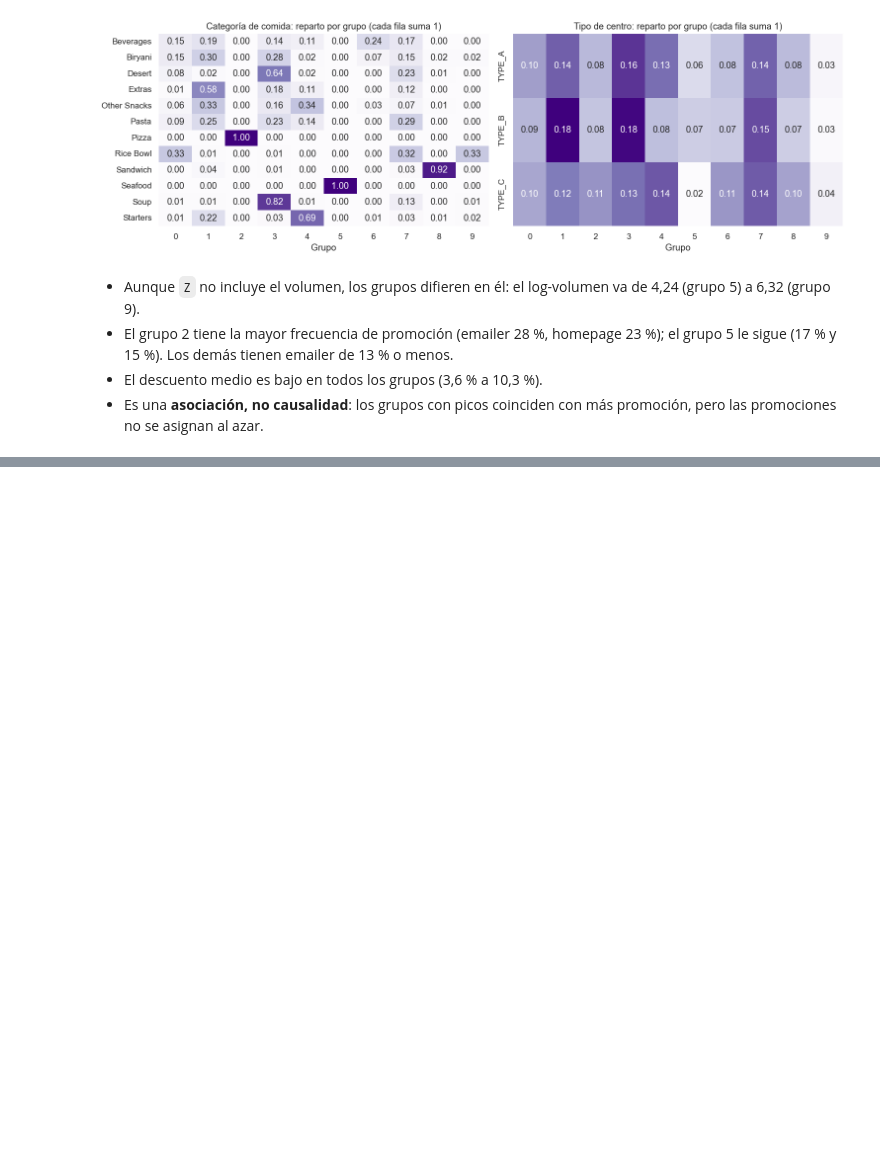
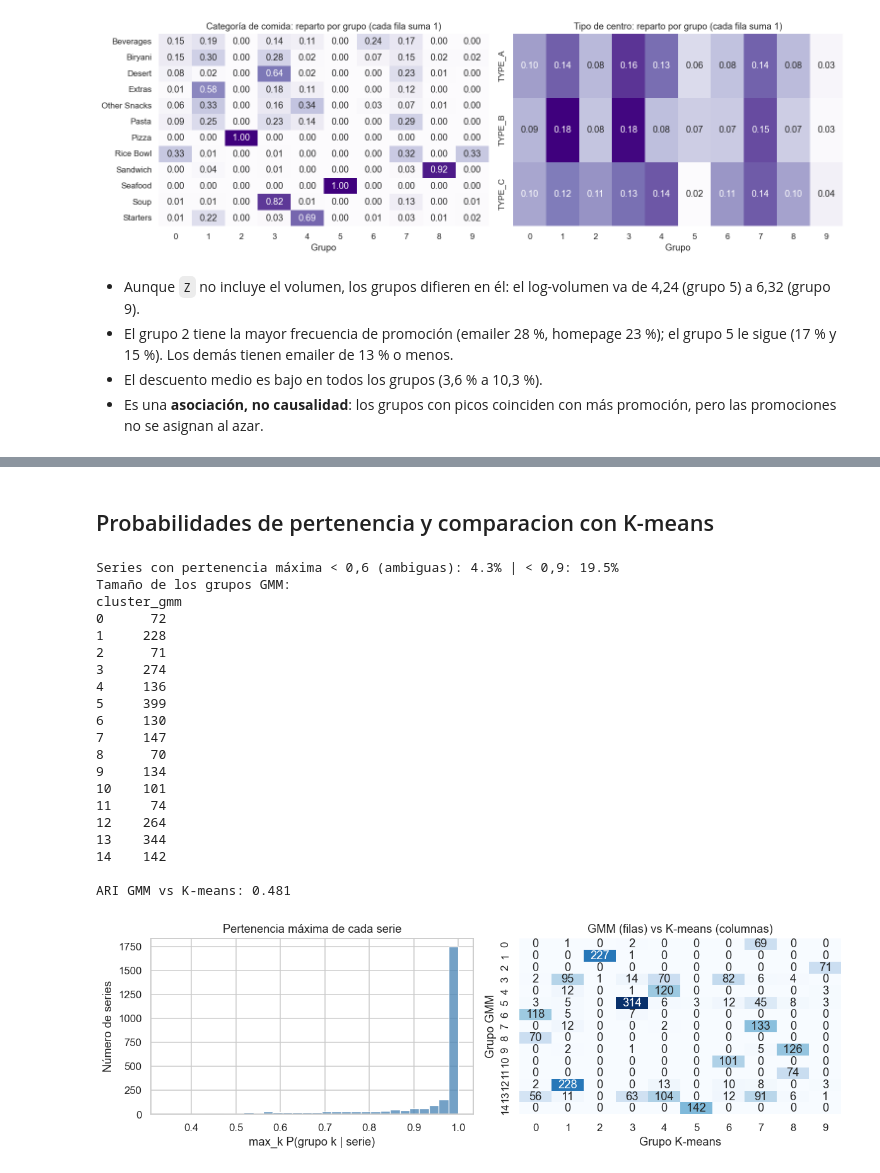
Before and after one commit to lauratorres250922-debug/Food-demand-forecasting-, a Jupyter notebook: Notebook/FoodDemand.ipynb, the cells around one changed output, grey strips where cells are left out. Drawn from its saved outputs; the diff is of its cells as text; code cells hidden in the pictures; blank space fills up the shorter version.

```diff
--- a/Notebook/FoodDemand.ipynb
+++ b/Notebook/FoodDemand.ipynb
@@ -953,0 +1087,40 @@ savefig("05_kmeans_composicion")
+# %% [markdown]
+## Probabilidades de pertenencia y comparacion con K-means
+# %%
+resp = gmm_best.predict_proba(T)
+maxp = resp.max(axis=1)
+entropy = -(resp * np.log(resp + 1e-12)).sum(axis=1)
+print(f"Series con pertenencia máxima < 0,6 (ambiguas): {(maxp < 0.6).mean():.1%} | < 0,9: {(maxp < 0.9).mean():.1%}")
+print("Tamaño de los grupos GMM:"); print(lab_gmm.value_counts().sort_index().to_string())
+
+print(f"\nARI GMM vs K-means: {adjusted_rand_score(lab_gmm, lab):.3f}")
+
+fig, ax = plt.subplots(1, 2, figsize=(11, 3.6))
+sns.histplot(maxp, bins=30, ax=ax[0], color="steelblue")
+ax[0].set(title="Pertenencia máxima de cada serie", xlabel="max_k P(grupo k | serie)", ylabel="Número de series")
+sns.heatmap(pd.crosstab(lab_gmm, lab), annot=True, fmt="d", cmap="Blues", cbar=False, ax=ax[1])
+ax[1].set(title="GMM (filas) vs K-means (columnas)", xlabel="Grupo K-means", ylabel="Grupo GMM")
+plt.tight_layout()
+savefig("06_gmm_pertenencia_y_kmeans")
+# %% [output]
+Series con pertenencia máxima < 0,6 (ambiguas): 4.3% | < 0,9: 19.5%
+Tamaño de los grupos GMM:
+cluster_gmm
+0      72
+1     228
+2      71
+3     274
+4     136
+5     399
+6     130
+7     147
+8      70
+9     134
+10    101
+11     74
+12    264
+13    344
+14    142
+
+ARI GMM vs K-means: 0.481
+[figure, added]
```
Also changed, not shown: parts of 18 cells of this notebook, 11 other files.
